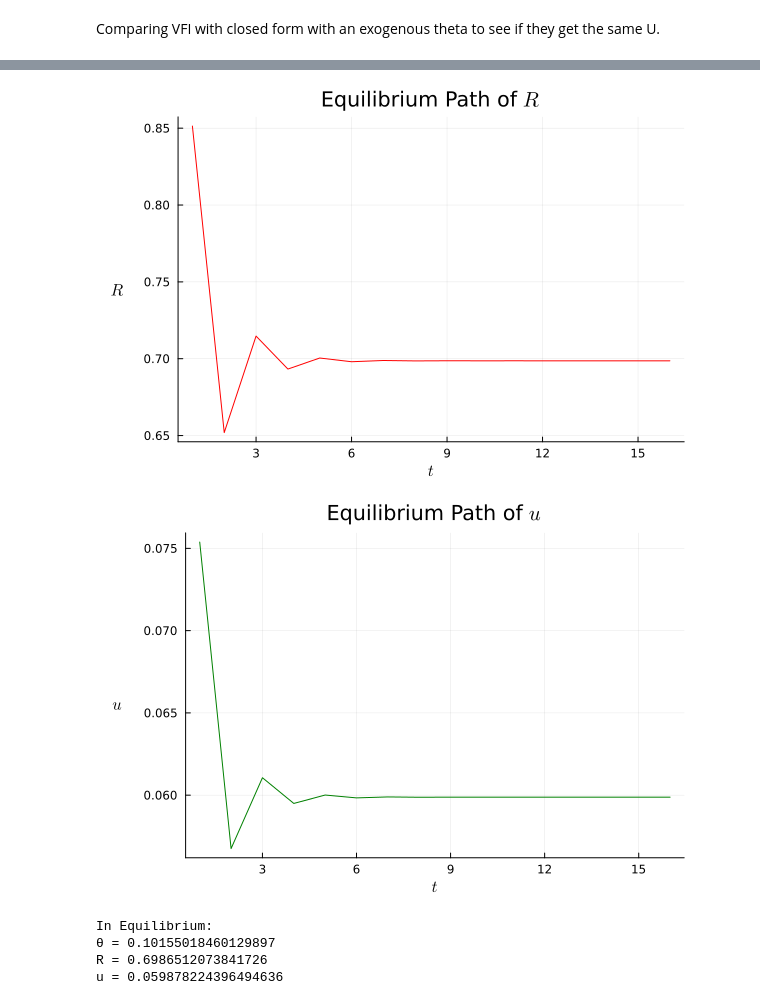
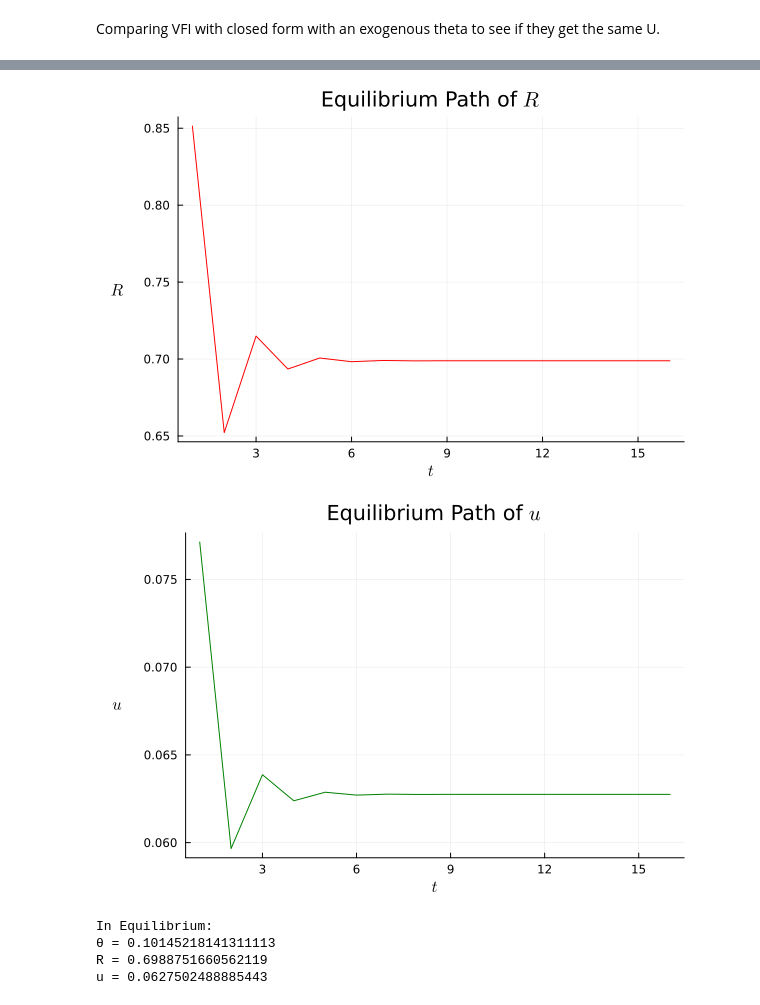
Before and after one commit to RamziChariag/DMP_labour_market_choice, a Jupyter notebook: code/two_sided_endo_JD.ipynb, the cells around one changed output, grey strips where cells are left out. Cells and saved outputs as stored; diff of their text form; code cells hidden in the pictures.

```diff
--- a/code/two_sided_endo_JD.ipynb
+++ b/code/two_sided_endo_JD.ipynb
@@ -134,3 +134,25 @@ function truncated_lognormal(μₓ, σₓ)
 end
 # %% [output]
 truncated_lognormal (generic function with 1 method)
+# %%
+# Beta distribution PDF and CDF functions
+function truncated_beta(α, β)
+    beta_dist = Beta(α, β)
+
+    # PDF function ℓ(x), returns 0 outside [0,1]
+    ℓ = x -> begin
+        (x < 0 || x > 1) ? 0.0 : pdf(beta_dist, x)
+    end
+
+    # CDF function L(x), clamped to [0,1]
+    L = x -> begin
+        if x < 0
+            return 0.0
+        elseif x > 1
+            return 1.0
+        end
+        return cdf(beta_dist, x)
+    end
+
+    return ℓ, L
+end
@@ -735,8 +960,8 @@ end
 function main_vfi_eq_path(verbose_model::Bool=false, verbose_vfi::Bool=false, verbose::Bool=false)
     # Parameters
     p = 1.61
-    μₓ = 0.2    # Mean of productivity distribution
-    σₓ = 0.7   # Standard deviation of productivity distribution
+    μₓ = 2    # Mean of productivity distribution
+    σₓ = 5   # Standard deviation of productivity distribution
     r = 0.9847  # Discount rate
     λ = 0.04  # Job separation rate
     c = 1.15  # Job creation cost
@@ -752,7 +977,7 @@ function main_vfi_eq_path(verbose_model::Bool=false, verbose_vfi::Bool=false, ve
     grid_x = collect(range(0.0, 1.0, length=nx))
 
     # PDF and CDF of x (log-normal distribution, truncated to [0, 1])
-    g, G = truncated_lognormal(μₓ, σₓ)
+    g, G = truncated_beta(μₓ, σₓ)
 
     # Create the problem
     problem = JobMarketProblem(p, b, c, r, λ, β, η, θ, R, G, g, grid_x, A)
@@ -820,10 +1045,10 @@ Outer loop converged after 16 iterations with θ = 0.10155018460129897, R = 0.69
 [figure]
 [figure]
-[figure, old version]
+[figure, new version]
 In Equilibrium:
-θ = 0.10155018460129897
-R = 0.6986512073841726
-u = 0.059878224396494636
+θ = 0.10145218141311113
+R = 0.6988751660562119
+u = 0.0627502488885443
 # %%
 function simulate_model_dynamics_with_pre_shock(p::JobMarketProblem, J::Vector{Float64}, W::Vector{Float64}, U::Float64, R::Float64,
     periods::Int, pre_shock_periods::Int, shock_time::Int, shock_size::Float64;
```
Also changed, not shown: parts of 10 cells of this notebook, 2 other files.
